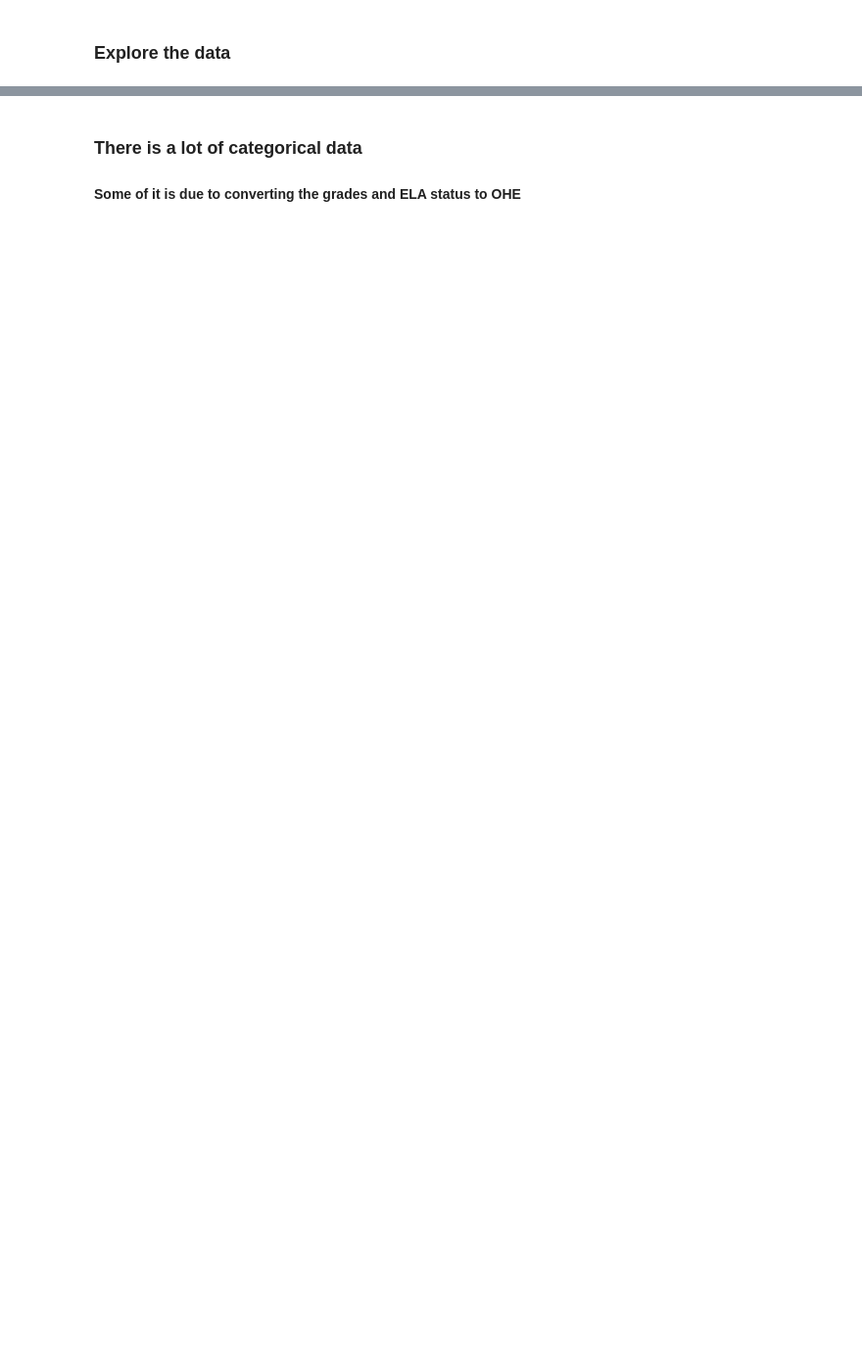
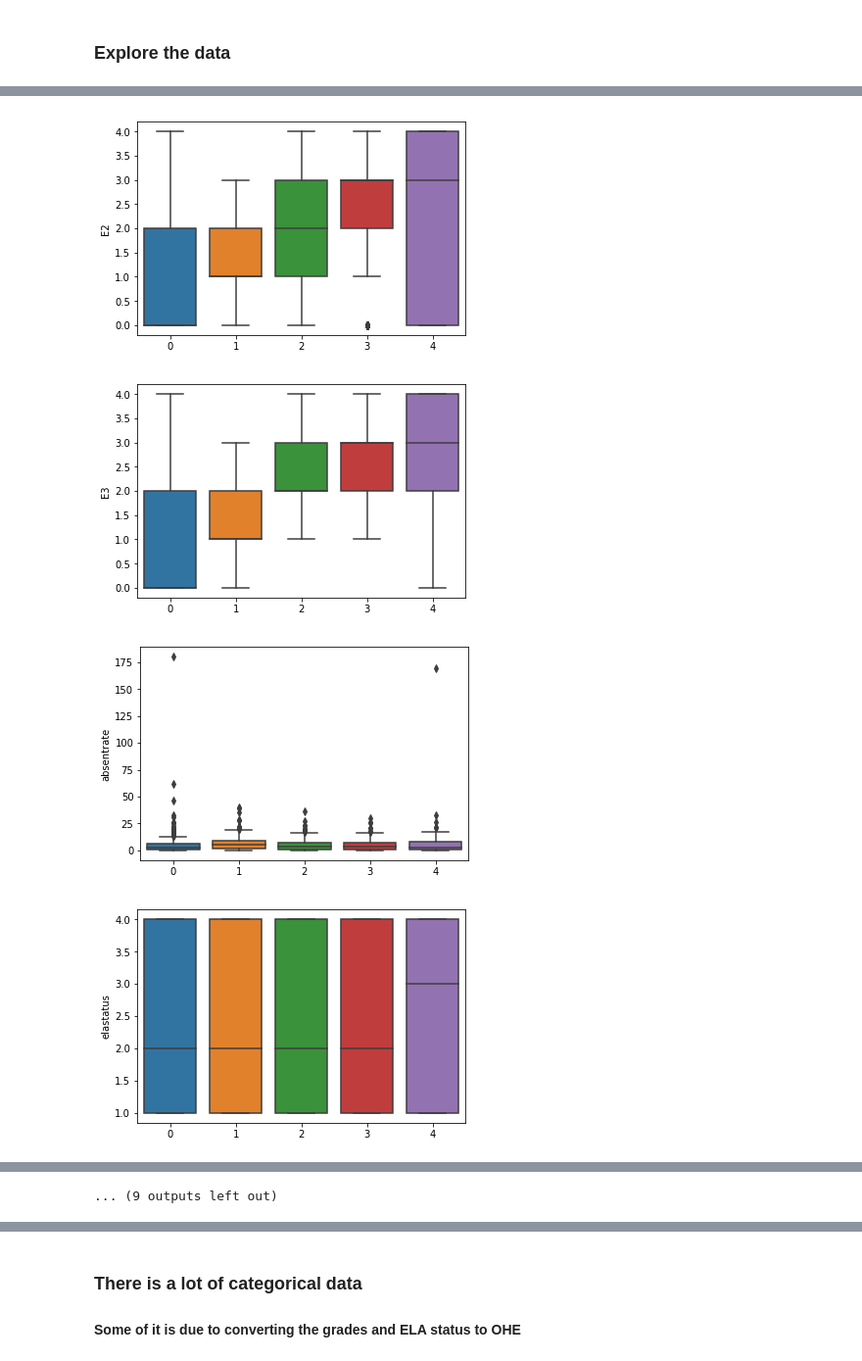
Before and after one commit to OckhamsRazor15/New-Thinkful-DS-Projects, a Jupyter notebook: Final Project/Final Project.ipynb, the cells around one changed output, grey strips where cells are left out. Shown at 98% size. Saved outputs shown, nothing was run; the diff lists cells and outputs as text; code cells hidden in the pictures; blank space fills up the shorter version.

```diff
--- a/Final Project/Final Project.ipynb
+++ b/Final Project/Final Project.ipynb
@@ -319,0 +376,9 @@ row_0
+# %%
+for x1 in X:
+    sns.boxplot(x=y,y=X[x1] )
+    plt.show()
+# %% [output]
+[figure, added]
+[figure, added]
+[figure, added]
+[figure, added]
@@ -319,0 +393 @@ row_0
+... (9 outputs left out)
```
Also changed, not shown: parts of 24 cells of this notebook.
